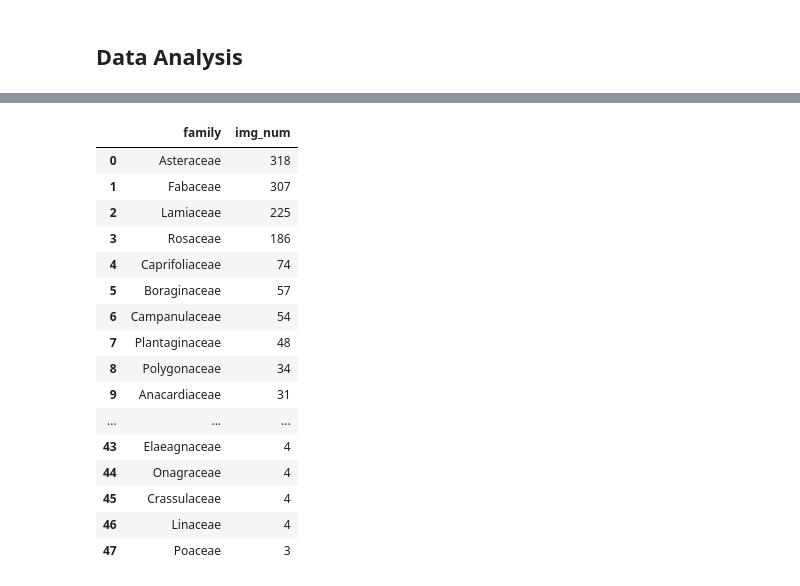
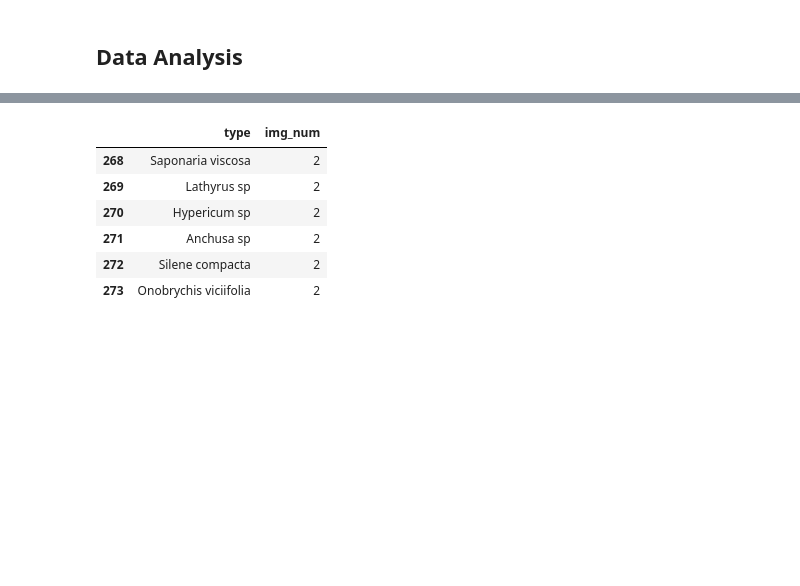
Before and after one commit to mertpekey/HoneyPollenClassification, a Jupyter notebook: notebooks/data_analysis.ipynb, the cells around one changed output, grey strips where cells are left out. Saved outputs shown, nothing was run; the diff lists cells and outputs as text; code cells hidden in the pictures; blank space fills up the shorter version.

Commit message:
Project step finished, trained on colab

```diff
--- a/notebooks/data_analysis.ipynb
+++ b/notebooks/data_analysis.ipynb
@@ -349,66 +258,13 @@ family_amt_df = pollen_df['PollenFamily'].value_counts().reset_index().rename(co
-# %%
-import math
-
-def split_family():
-
-    families = pollen_df['PollenFamily'].unique()
-
-    first_check = False
-
-    for f in families:
-        img_amount = family_amt_df[family_amt_df['family'] == f].img_num.iloc[0]
-
-        if img_amount >= 5:
-            split_ratio = (0.6,0.2,0.2)
-        elif img_amount == 4:
-            split_ratio = (0.5,0.25,0.25)
-        elif img_amount == 3:
-            split_ratio = (0.33,0.33,0.33)
-        elif img_amount == 2:
-            split_ratio = (0.5,0.5,0.0)
-
-        idx_list = list(pollen_df[pollen_df['PollenFamily'] == f].index)
-
-        train_idx = np.random.choice(idx_list, size=math.ceil(len(idx_list)*split_ratio[0]), replace=False)
-        remaining_idx = []
-        for i in idx_list:
-            if i not in train_idx:
-                remaining_idx.append(i)
-
-        val_idx = np.random.choice(remaining_idx, size=math.ceil(len(remaining_idx)*(split_ratio[1]/(1-split_ratio[0]))), replace=False)
-
-        test_idx = []
-        for i in remaining_idx:
-            if i not in val_idx:
-                test_idx.append(i)
-
-        if first_check:
-            train_data = pollen_df.loc[train_idx,['img_file', 'PollenFamily']]
-            val_data = pollen_df.loc[val_idx,['img_file', 'PollenFamily']]
-            test_data = pollen_df.loc[test_idx,['img_file', 'PollenFamily']]
-            first_check = False
-        else:
-            train_data = pd.concat([train_data, pollen_df.loc[train_idx,['img_file', 'PollenFamily']]], axis = 0)
-            val_data = pd.concat([val_data, pollen_df.loc[val_idx,['img_file', 'PollenFamily']]], axis = 0)
-            test_data = pd.concat([test_data, pollen_df.loc[test_idx,['img_file', 'PollenFamily']]], axis = 0)
-# %% [output]
-|  | family | img_num |
-| 0 | Asteraceae | 318 |
-| 1 | Fabaceae | 307 |
-| 2 | Lamiaceae | 225 |
-| 3 | Rosaceae | 186 |
-| 4 | Caprifoliaceae | 74 |
-| 5 | Boraginaceae | 57 |
-| 6 | Campanulaceae | 54 |
-| 7 | Plantaginaceae | 48 |
-| 8 | Polygonaceae | 34 |
-| 9 | Anacardiaceae | 31 |
-| ... | ... | ... |
-| 43 | Elaeagnaceae | 4 |
-| 44 | Onagraceae | 4 |
-| 45 | Crassulaceae | 4 |
-| 46 | Linaceae | 4 |
-| 47 | Poaceae | 3 |
+# %%
+type_amt_df[type_amt_df['img_num'] == 2]
+# %% [output]
+|  | type | img_num |
+| 268 | Saponaria viscosa | 2 |
+| 269 | Lathyrus sp | 2 |
+| 270 | Hypericum sp | 2 |
+| 271 | Anchusa sp | 2 |
+| 272 | Silene compacta | 2 |
+| 273 | Onobrychis viciifolia | 2 |
 # %%
 fig, ax = plt.subplots(nrows=1, ncols=2, figsize=(15,5))
 
```
Also changed, not shown: parts of 30 cells of this notebook, 10 other files.
